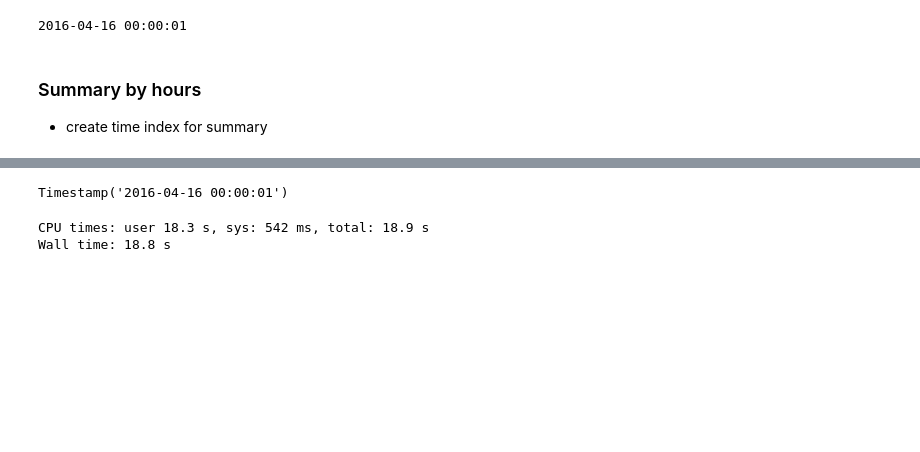
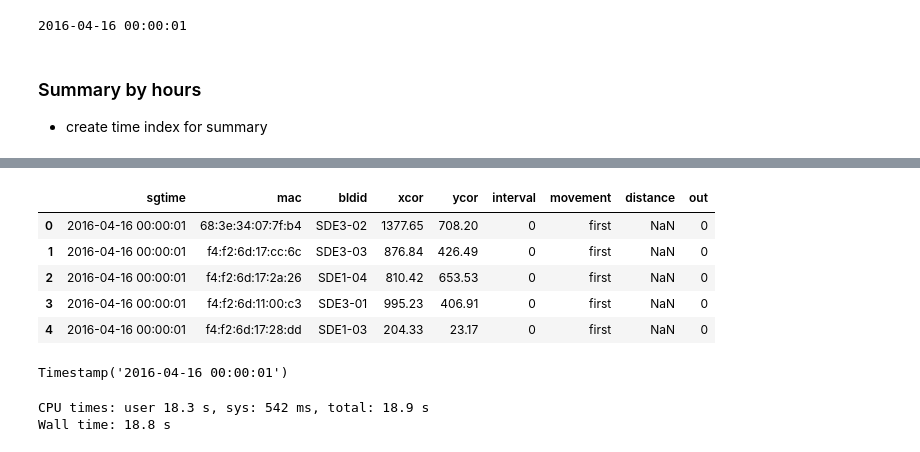
Before and after one commit to Ellen-Co2/ami_sg-work, a Jupyter notebook: SDE/Features.ipynb, the cells around one changed output, grey strips where cells are left out. Drawn from its saved outputs; the diff is of its cells as text; code cells hidden in the pictures; blank space fills up the shorter version.

```diff
--- a/SDE/Features.ipynb
+++ b/SDE/Features.ipynb
@@ -20,7 +20,9 @@ Wall time: 5.61 s
 # %%
 #conn = sqlite3.connect('new.sqlite')
 #new.status_info.replace({'PROBING','ASSOCIATED','UNKNOWN'},value= {0,1,-1},inplace=True)
-disk_engine = create_engine('sqlite:///D:\\script\\new.sqlite') # Initializes database with filename new.sqlite
+disk_engine = create_engine('sqlite:////Users/AAA218/Desktop/amifull_sg/new.sqlite')
+# Initializes database with filename new.sqlite
+#for windows /D:\\script\\new.sqlite
 # %% [markdown]
 ### filter out the records with 10 mins interval between ( shut down time)
 # %%
@@ -232,3 +234,6 @@ plt.show()
 # %% [markdown]
 ### Summary by hours
 * create time index for summary
+# %%
+%%time
+new = pd.read_sql_query('SELECT sgtime, mac, bldid,xcor,ycor,interval,movement,distance,out FROM newwifi',disk_engine)
@@ -235,3 +243,12 @@ plt.show()
+# %%
+new.head()
+# %% [output]
+|  | sgtime | mac | bldid | xcor | ycor | interval | movement | distance | out |
+| 0 | 2016-04-16 00:00:01 | 68:3e:34:07:7f:b4 | SDE3-02 | 1377.65 | 708.20 | 0 | first | NaN | 0 |
+| 1 | 2016-04-16 00:00:01 | f4:f2:6d:17:cc:6c | SDE3-03 | 876.84 | 426.49 | 0 | first | NaN | 0 |
+| 2 | 2016-04-16 00:00:01 | f4:f2:6d:17:2a:26 | SDE1-04 | 810.42 | 653.53 | 0 | first | NaN | 0 |
+| 3 | 2016-04-16 00:00:01 | f4:f2:6d:11:00:c3 | SDE3-01 | 995.23 | 406.91 | 0 | first | NaN | 0 |
+| 4 | 2016-04-16 00:00:01 | f4:f2:6d:17:28:dd | SDE1-03 | 204.33 | 23.17 | 0 | first | NaN | 0 |
 # %%
 t = pd.to_datetime(new['sgtime'])
 start = t[0]
```
Also changed, not shown: parts of 1 cell of this notebook, 8 other files.
